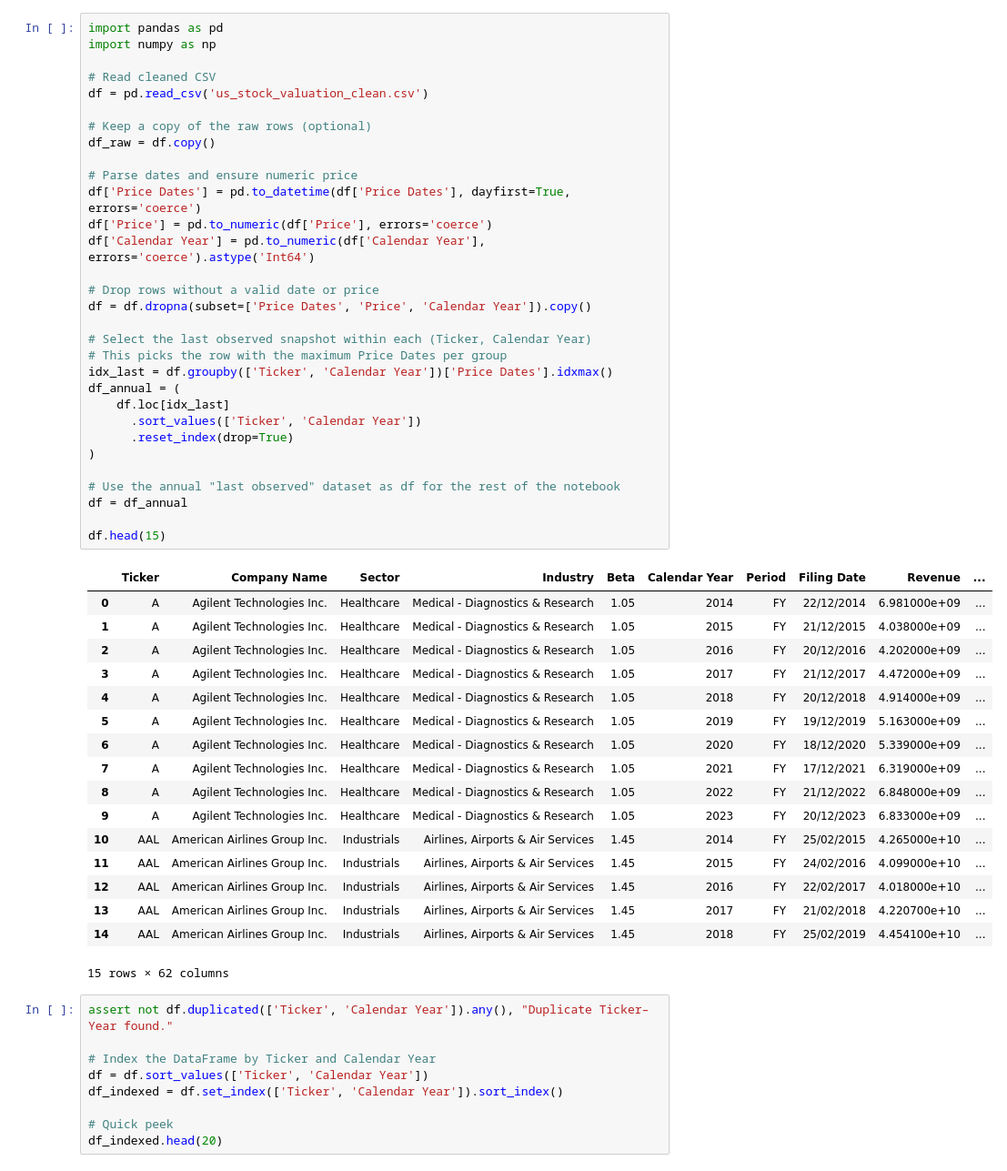
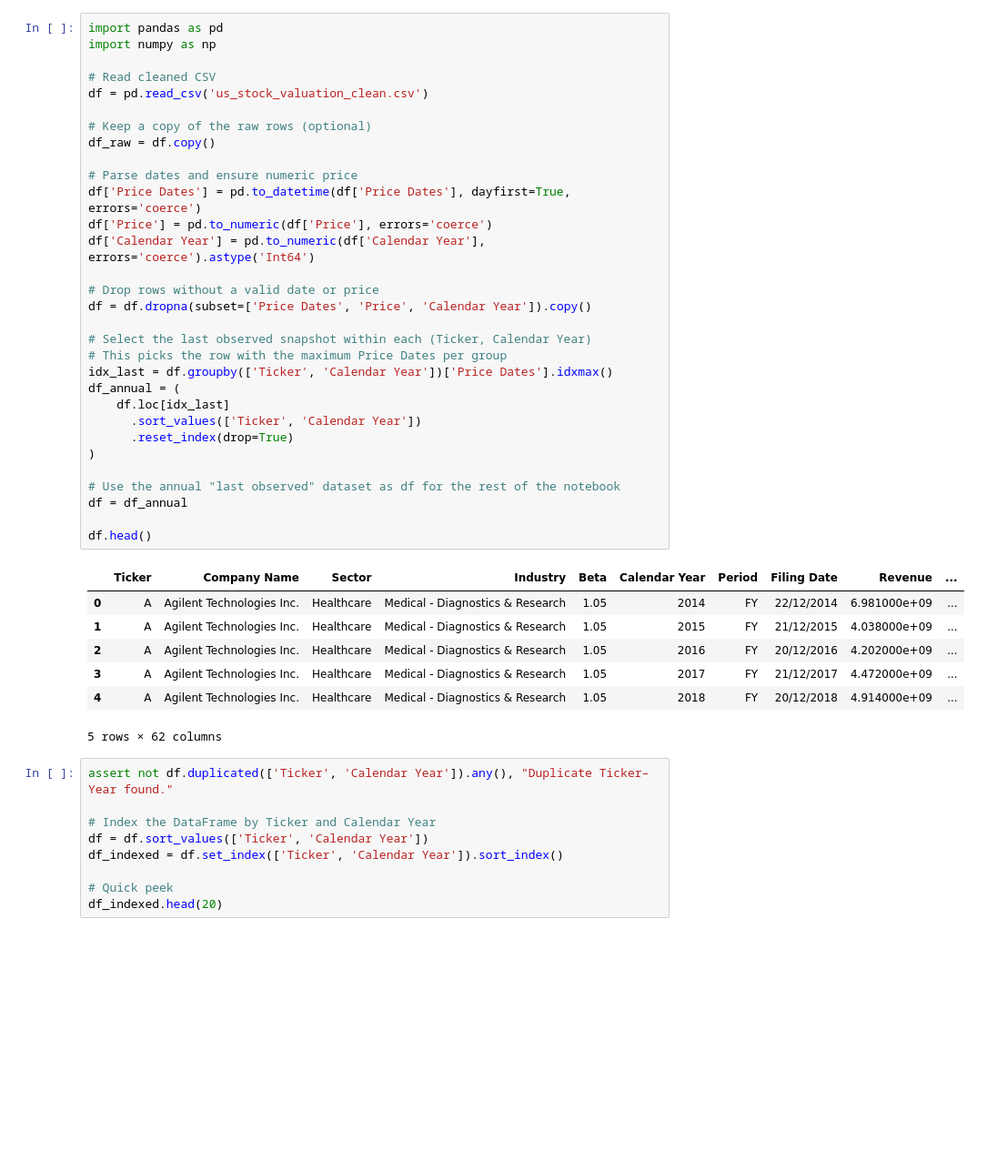
Before and after one commit to myrern/NBIM-Case, a Jupyter notebook: main.ipynb, the cells around one changed output. Shown at 91% size. Cells and saved outputs as stored; diff of their text form; blank space fills up the shorter version.

```diff
--- a/main.ipynb
+++ b/main.ipynb
@@ -8,45 +8,35 @@ df = pd.read_csv('us_stock_valuation_clean.csv')
 # Keep a copy of the raw rows (optional)
 df_raw = df.copy()
 
 # Parse dates and ensure numeric price
 df['Price Dates'] = pd.to_datetime(df['Price Dates'], dayfirst=True, errors='coerce')
 df['Price'] = pd.to_numeric(df['Price'], errors='coerce')
 df['Calendar Year'] = pd.to_numeric(df['Calendar Year'], errors='coerce').astype('Int64')
 
 # Drop rows without a valid date or price
 df = df.dropna(subset=['Price Dates', 'Price', 'Calendar Year']).copy()
 
 # Select the last observed snapshot within each (Ticker, Calendar Year)
 # This picks the row with the maximum Price Dates per group
 idx_last = df.groupby(['Ticker', 'Calendar Year'])['Price Dates'].idxmax()
 df_annual = (
     df.loc[idx_last]
       .sort_values(['Ticker', 'Calendar Year'])
       .reset_index(drop=True)
 )
 
 # Use the annual "last observed" dataset as df for the rest of the notebook
 df = df_annual
 
-df.head(15)
+df.head()
 # %% [output]
 |  | Ticker | Company Name | Sector | Industry | Beta | Calendar Year | Period | Filing Date | Revenue | ... |
 | 0 | A | Agilent Technologies Inc. | Healthcare | Medical - Diagnostics & Research | 1.05 | 2014 | FY | 22/12/2014 | 6.981000e+09 | ... |
 | 1 | A | Agilent Technologies Inc. | Healthcare | Medical - Diagnostics & Research | 1.05 | 2015 | FY | 21/12/2015 | 4.038000e+09 | ... |
 | 2 | A | Agilent Technologies Inc. | Healthcare | Medical - Diagnostics & Research | 1.05 | 2016 | FY | 20/12/2016 | 4.202000e+09 | ... |
 | 3 | A | Agilent Technologies Inc. | Healthcare | Medical - Diagnostics & Research | 1.05 | 2017 | FY | 21/12/2017 | 4.472000e+09 | ... |
 | 4 | A | Agilent Technologies Inc. | Healthcare | Medical - Diagnostics & Research | 1.05 | 2018 | FY | 20/12/2018 | 4.914000e+09 | ... |
-| 5 | A | Agilent Technologies Inc. | Healthcare | Medical - Diagnostics & Research | 1.05 | 2019 | FY | 19/12/2019 | 5.163000e+09 | ... |
-| 6 | A | Agilent Technologies Inc. | Healthcare | Medical - Diagnostics & Research | 1.05 | 2020 | FY | 18/12/2020 | 5.339000e+09 | ... |
-| 7 | A | Agilent Technologies Inc. | Healthcare | Medical - Diagnostics & Research | 1.05 | 2021 | FY | 17/12/2021 | 6.319000e+09 | ... |
-| 8 | A | Agilent Technologies Inc. | Healthcare | Medical - Diagnostics & Research | 1.05 | 2022 | FY | 21/12/2022 | 6.848000e+09 | ... |
-| 9 | A | Agilent Technologies Inc. | Healthcare | Medical - Diagnostics & Research | 1.05 | 2023 | FY | 20/12/2023 | 6.833000e+09 | ... |
-| 10 | AAL | American Airlines Group Inc. | Industrials | Airlines, Airports & Air Services | 1.45 | 2014 | FY | 25/02/2015 | 4.265000e+10 | ... |
-| 11 | AAL | American Airlines Group Inc. | Industrials | Airlines, Airports & Air Services | 1.45 | 2015 | FY | 24/02/2016 | 4.099000e+10 | ... |
-| 12 | AAL | American Airlines Group Inc. | Industrials | Airlines, Airports & Air Services | 1.45 | 2016 | FY | 22/02/2017 | 4.018000e+10 | ... |
-| 13 | AAL | American Airlines Group Inc. | Industrials | Airlines, Airports & Air Services | 1.45 | 2017 | FY | 21/02/2018 | 4.220700e+10 | ... |
-| 14 | AAL | American Airlines Group Inc. | Industrials | Airlines, Airports & Air Services | 1.45 | 2018 | FY | 25/02/2019 | 4.454100e+10 | ... |
-15 rows × 62 columns
+5 rows × 62 columns
 # %%
 assert not df.duplicated(['Ticker', 'Calendar Year']).any(), "Duplicate Ticker–Year found."
 
```
Also changed, not shown: parts of 19 cells of this notebook.
